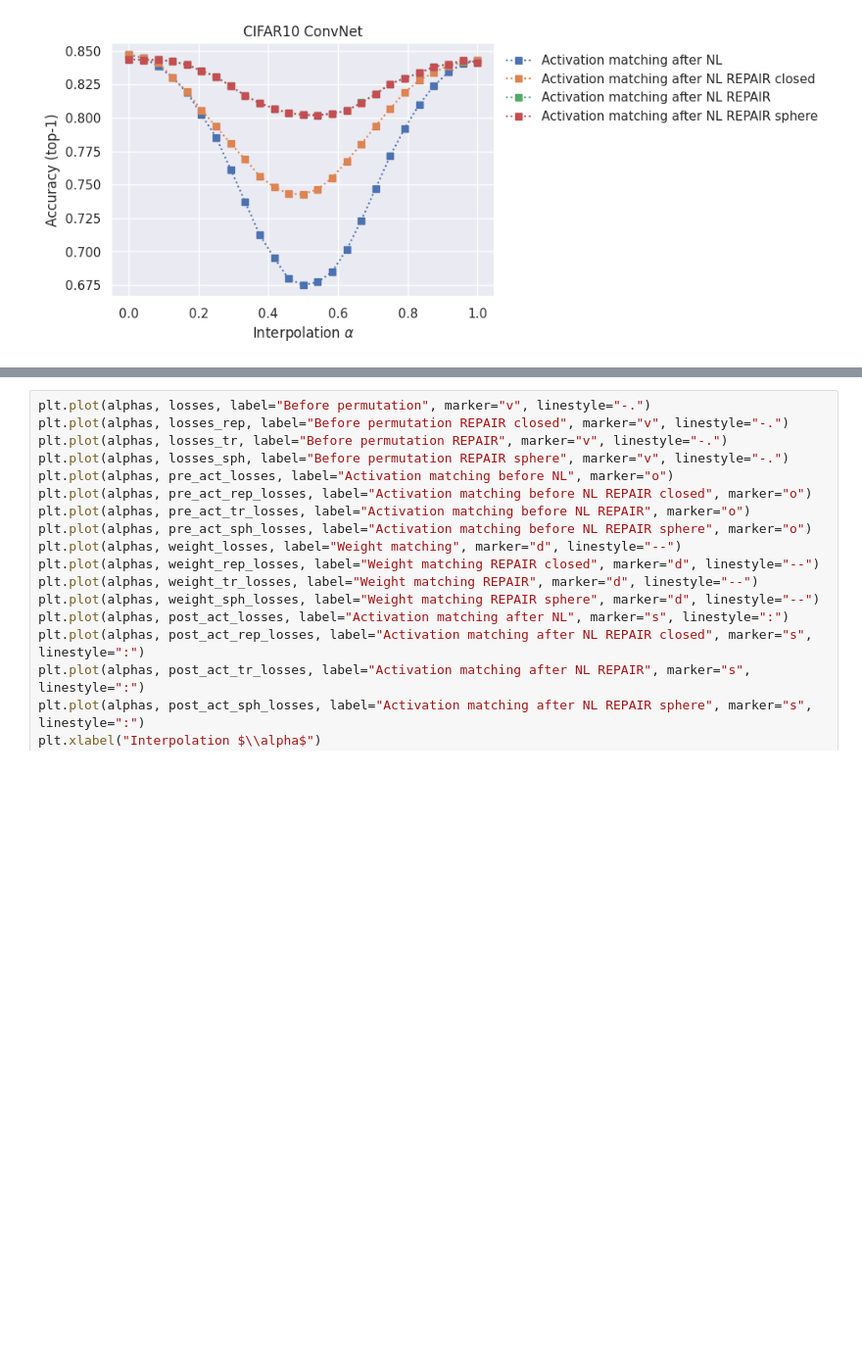
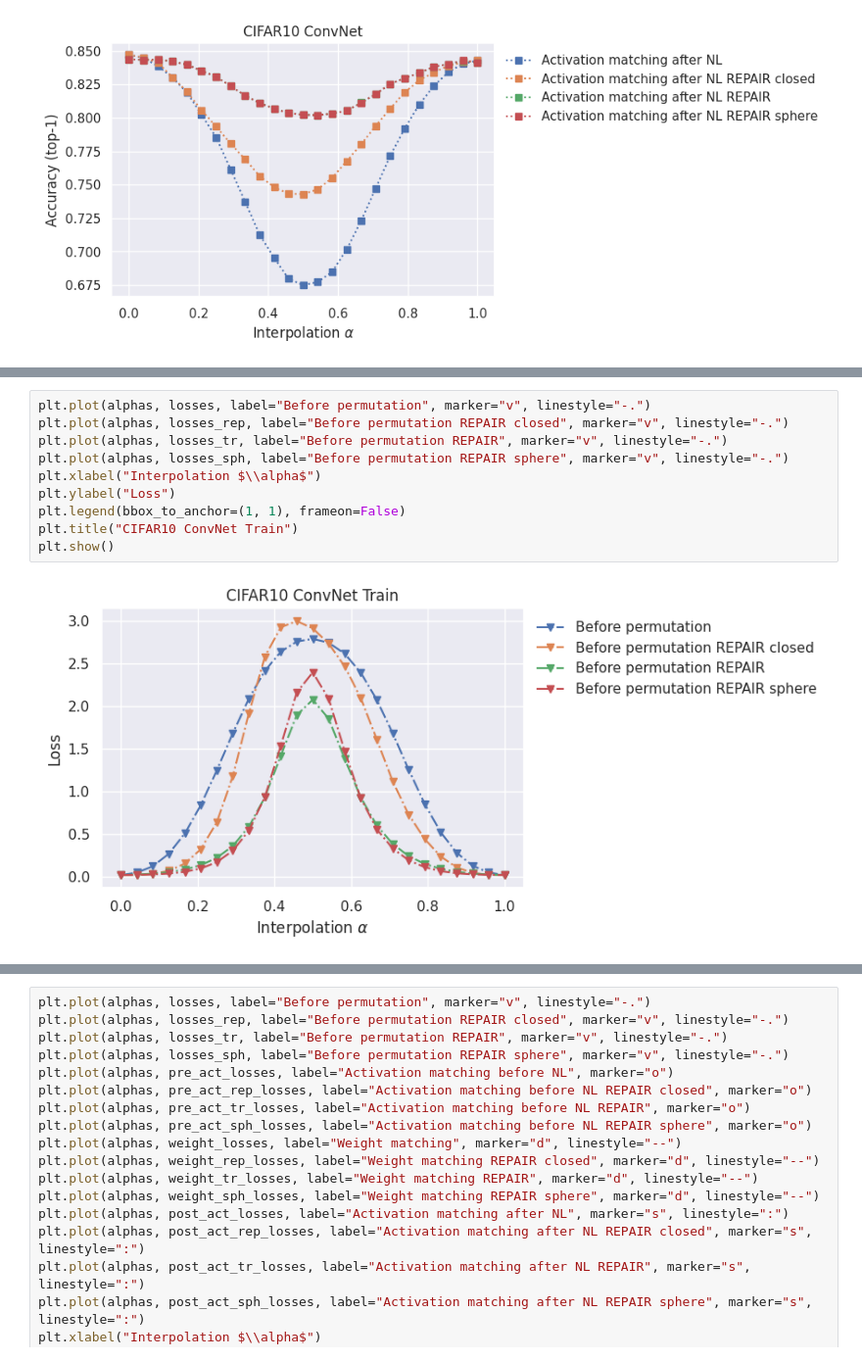
Before and after one commit to xiyori/lmc, a Jupyter notebook: notebooks/mlp_matching.ipynb, the cells around one changed output, grey strips where cells are left out. Shown at 98% size. Drawn from its saved outputs; the diff is of its cells as text; blank space fills up the shorter version.

```diff
--- a/notebooks/mlp_matching.ipynb
+++ b/notebooks/mlp_matching.ipynb
@@ -865,0 +916,12 @@ plt.show()
+# %%
+plt.plot(alphas, losses, label="Before permutation", marker="v", linestyle="-.")
+plt.plot(alphas, losses_rep, label="Before permutation REPAIR closed", marker="v", linestyle="-.")
+plt.plot(alphas, losses_tr, label="Before permutation REPAIR", marker="v", linestyle="-.")
+plt.plot(alphas, losses_sph, label="Before permutation REPAIR sphere", marker="v", linestyle="-.")
+plt.xlabel("Interpolation $\\alpha$")
+plt.ylabel("Loss")
+plt.legend(bbox_to_anchor=(1, 1), frameon=False)
+plt.title("CIFAR10 ConvNet Train")
+plt.show()
+# %% [output]
+[figure, added]
```
Also changed, not shown: parts of 6 cells of this notebook.
